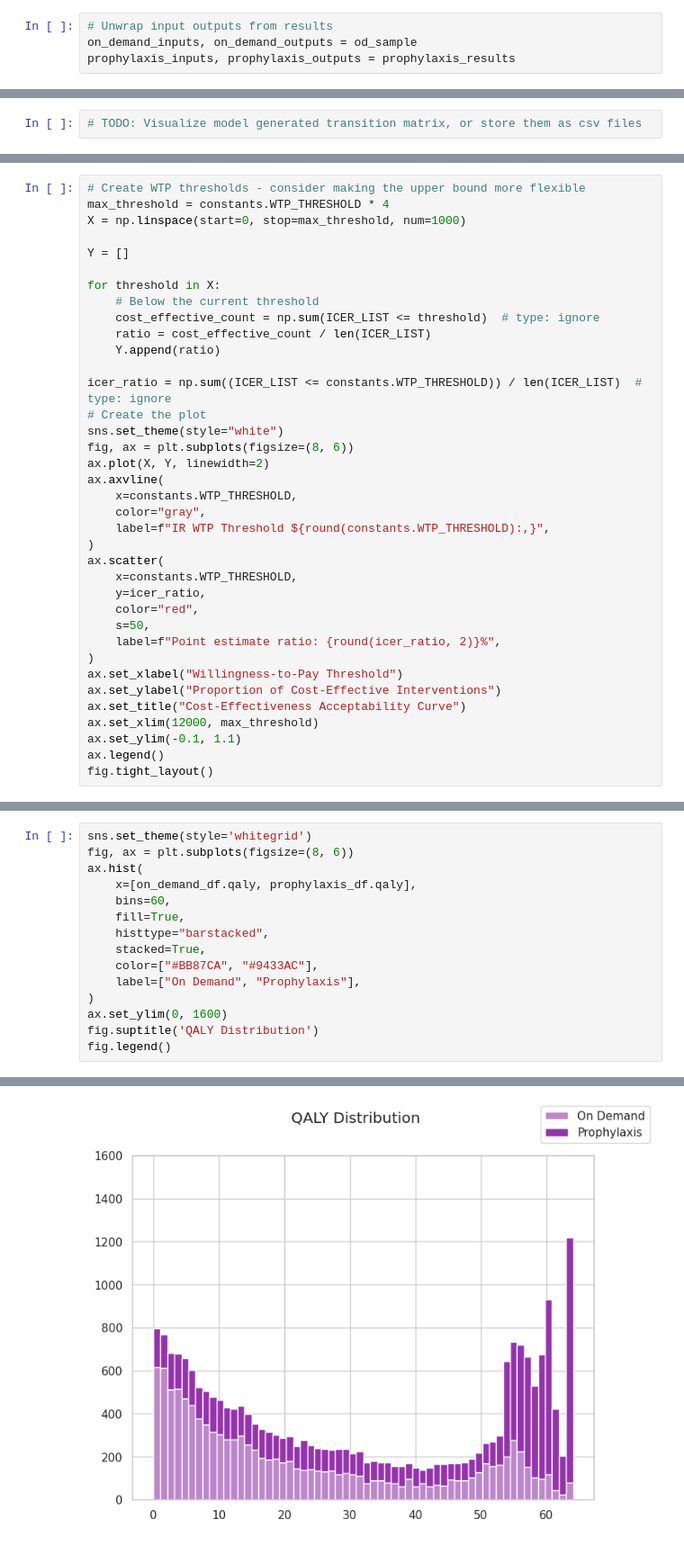
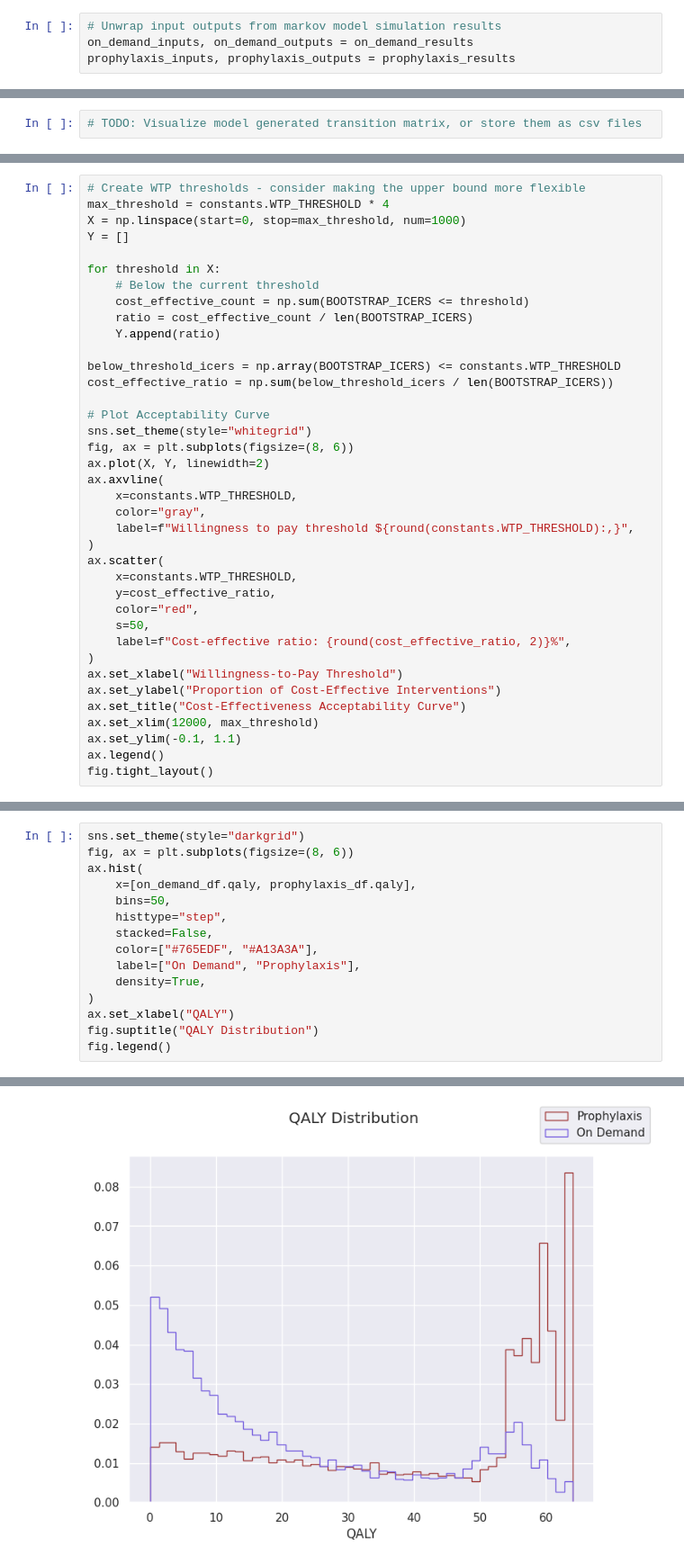
Before and after one commit to MohammadHashemian/SimpleMarkovChain, a Jupyter notebook: notebooks/03_hemophilia_cua_early.ipynb, the cells around one changed output, grey strips where cells are left out. Shown at 90% size. Cells and saved outputs as stored; diff of their text form.

```diff
--- a/notebooks/03_hemophilia_cua_early.ipynb
+++ b/notebooks/03_hemophilia_cua_early.ipynb
@@ -222,8 +226,8 @@ INFO: Starting simulations for 3640 steps (weeks)
 [interactive output not drawn]
 [interactive output not drawn]
 # %%
-# Unwrap input outputs from results
-on_demand_inputs, on_demand_outputs = od_sample
+# Unwrap input outputs from markov model simulation results
+on_demand_inputs, on_demand_outputs = on_demand_results
 prophylaxis_inputs, prophylaxis_outputs = prophylaxis_results
 # %%
 SAMPLE_SIZE = len(on_demand_sampled_abr)
@@ -580,31 +583,32 @@ INFO: IQR: $551.31
 # Create WTP thresholds - consider making the upper bound more flexible
 max_threshold = constants.WTP_THRESHOLD * 4
 X = np.linspace(start=0, stop=max_threshold, num=1000)
-
 Y = []
 
 for threshold in X:
     # Below the current threshold
-    cost_effective_count = np.sum(ICER_LIST <= threshold)  # type: ignore
-    ratio = cost_effective_count / len(ICER_LIST)
+    cost_effective_count = np.sum(BOOTSTRAP_ICERS <= threshold)
+    ratio = cost_effective_count / len(BOOTSTRAP_ICERS)
     Y.append(ratio)
 
-icer_ratio = np.sum((ICER_LIST <= constants.WTP_THRESHOLD)) / len(ICER_LIST)  # type: ignore
-# Create the plot
-sns.set_theme(style="white")
+below_threshold_icers = np.array(BOOTSTRAP_ICERS) <= constants.WTP_THRESHOLD
+cost_effective_ratio = np.sum(below_threshold_icers / len(BOOTSTRAP_ICERS))
+
+# Plot Acceptability Curve
+sns.set_theme(style="whitegrid")
 fig, ax = plt.subplots(figsize=(8, 6))
 ax.plot(X, Y, linewidth=2)
 ax.axvline(
     x=constants.WTP_THRESHOLD,
     color="gray",
-    label=f"IR WTP Threshold ${round(constants.WTP_THRESHOLD):,}",
+    label=f"Willingness to pay threshold ${round(constants.WTP_THRESHOLD):,}",
 )
 ax.scatter(
     x=constants.WTP_THRESHOLD,
-    y=icer_ratio,
+    y=cost_effective_ratio,
     color="red",
     s=50,
-    label=f"Point estimate ratio: {round(icer_ratio, 2)}%",
+    label=f"Cost-effective ratio: {round(cost_effective_ratio, 2)}%",
 )
 ax.set_xlabel("Willingness-to-Pay Threshold")
 ax.set_ylabel("Proportion of Cost-Effective Interventions")
@@ -735,20 +738,20 @@ fig.tight_layout()
 # %%
-sns.set_theme(style='whitegrid')
+sns.set_theme(style="darkgrid")
 fig, ax = plt.subplots(figsize=(8, 6))
 ax.hist(
     x=[on_demand_df.qaly, prophylaxis_df.qaly],
-    bins=60,
-    fill=True,
-    histtype="barstacked",
-    stacked=True,
-    color=["#BB87CA", "#9433AC"],
+    bins=50,
+    histtype="step",
+    stacked=False,
+    color=["#765EDF", "#A13A3A"],
     label=["On Demand", "Prophylaxis"],
+    density=True,
 )
-ax.set_ylim(0, 1600)
-fig.suptitle('QALY Distribution')
+ax.set_xlabel("QALY")
+fig.suptitle("QALY Distribution")
 fig.legend()
 # %% [output]
 <matplotlib.legend.Legend at 0x...>
-[figure, old version]
+[figure, new version]
 # %%
 fig, ax = plt.subplots(figsize=(8, 6))
```
Also changed, not shown: parts of 18 cells of this notebook.
